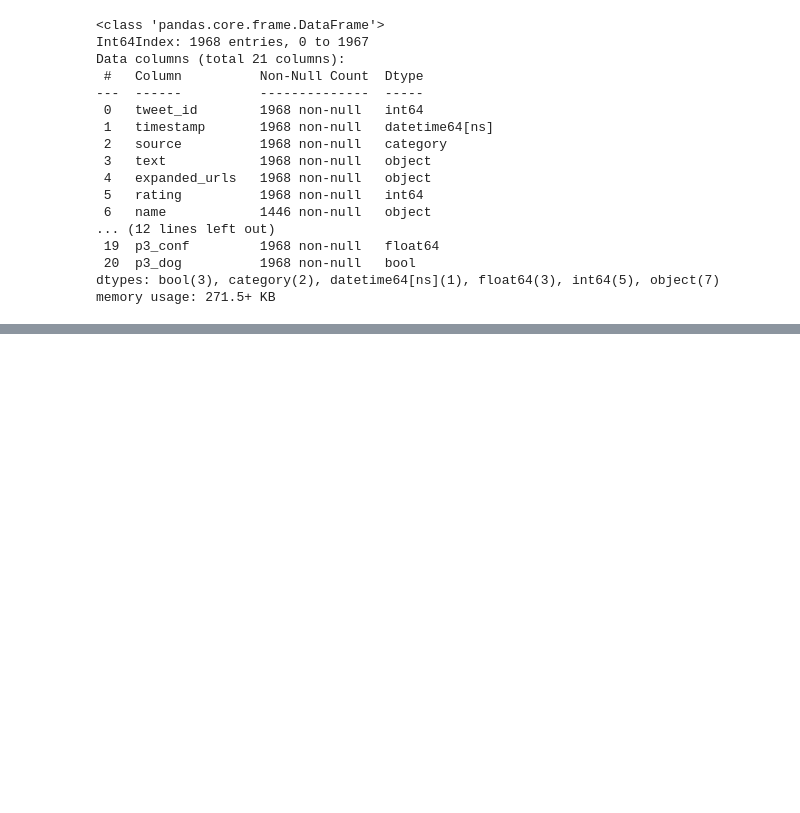
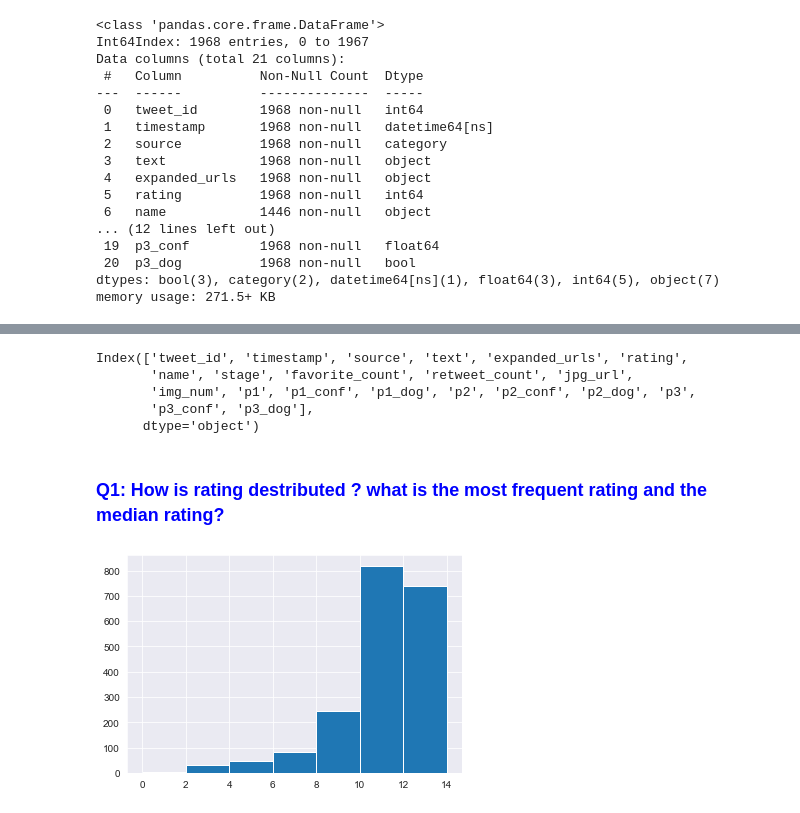
Before and after one commit to IbrahimMansey/WeRateDogs_Dataset, a Jupyter notebook: wrangle_act.ipynb, the cells around one changed output, grey strips where cells are left out. Drawn from its saved outputs; the diff is of its cells as text; code cells hidden in the pictures; blank space fills up the shorter version.

```diff
--- a/wrangle_act.ipynb
+++ b/wrangle_act.ipynb
@@ -12,6 +12,11 @@ import tweepy
 from tweepy import OAuthHandler
 import json
 from timeit import default_timer as timer
+
+import matplotlib.pyplot as plt
+%matplotlib inline
+import seaborn as sns
+sns.set_style('darkgrid')
 # %% [markdown]
 #### Setup DataFrame rendering style
 # %%
@@ -459,6 +480,10 @@ twitter_archive_clean.loc[twitter_archive_clean['tweet_id'] == 78670908284982886
 twitter_archive_clean.loc[twitter_archive_clean['tweet_id'] == 778027034220126208, 'rating_numerator'] = 11
 
 twitter_archive_clean.loc[twitter_archive_clean['tweet_id'] == 680494726643068929, 'rating_numerator'] = 11
+
+# this dog had a 1776 relating to the declaration of independence of USA in July 1776
+# I will replace it with maximum rating of 14 instead
+twitter_archive_clean.loc[twitter_archive_clean['tweet_id'] == 749981277374128128, 'rating_numerator'] = 14
 # %% [markdown]
 #### Test
 # %%
@@ -1026,0 +1107,16 @@ memory usage: 271.5+ KB
+# %%
+we_rate_dogs.columns
+# %% [output]
+Index(['tweet_id', 'timestamp', 'source', 'text', 'expanded_urls', 'rating',
+       'name', 'stage', 'favorite_count', 'retweet_count', 'jpg_url',
+       'img_num', 'p1', 'p1_conf', 'p1_dog', 'p2', 'p2_conf', 'p2_dog', 'p3',
+       'p3_conf', 'p3_dog'],
+      dtype='object')
+# %% [markdown]
+### <font color='blue'>Q1: How is rating destributed ? what is the most frequent rating and the median rating?</font>
+# %%
+#bins2 = [0,1,2,3,4,5,6,7,8,9,10,11,12,13,14]
+bins = [0,2,4,6,8,10,12,14]
+we_rate_dogs.rating.hist(bins=bins);
+# %% [output]
+[figure, added]
```
Also changed, not shown: parts of 64 cells of this notebook.
